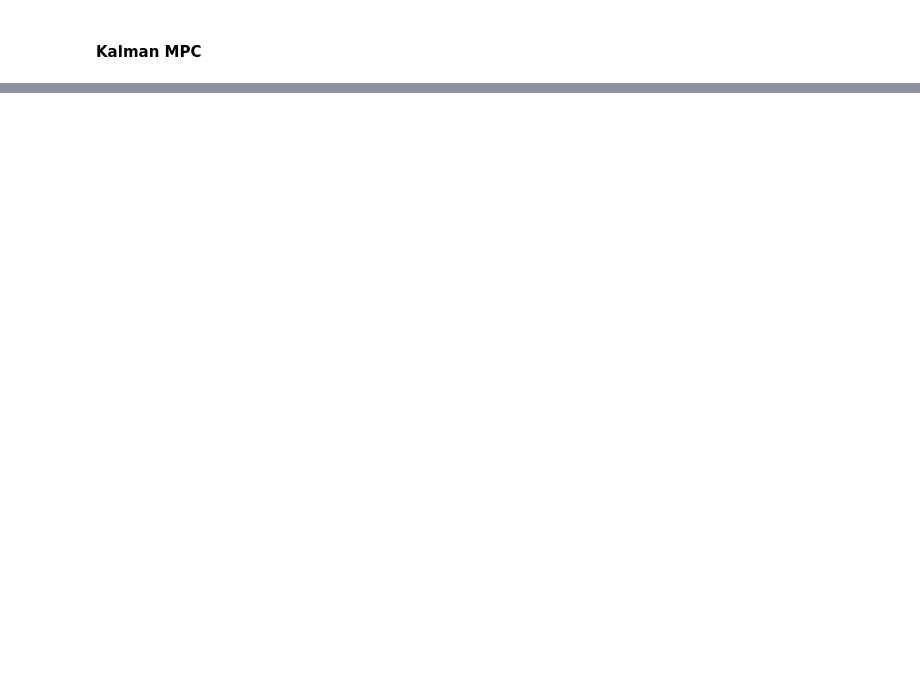
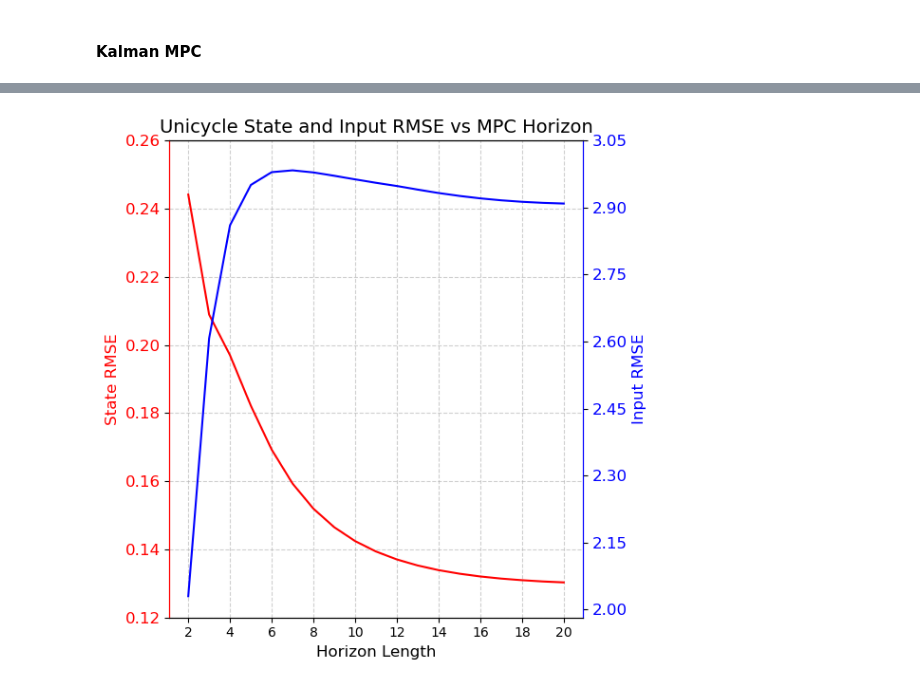
Before and after one commit to marcotallone/mpc-tracking, a Jupyter notebook: results/plots.ipynb, the cells around one changed output, grey strips where cells are left out. Drawn from its saved outputs; the diff is of its cells as text; code cells hidden in the pictures; blank space fills up the shorter version.

Commit message:
Updated results

```diff
--- a/results/plots.ipynb
+++ b/results/plots.ipynb
@@ -161,0 +163,64 @@ Input RMSE: 0.5692 +/- 0.0709
+# %%
+FILE_HORIZON = 'horizon_results.csv'
+df_horizon = pd.read_csv(FILE_HORIZON)
+
+df_horizon_unicycle = df_horizon[df_horizon['model'] == 'unicycle'].copy()
+df_horizon_helicopter = df_horizon[df_horizon['model'] == 'helicopter'].copy()
+
+# Compute rmse
+df_horizon_unicycle['state_rmse'] = np.sqrt(df_horizon_unicycle['state_mse'])
+df_horizon_unicycle['input_rmse'] = np.sqrt(df_horizon_unicycle['input_mse'])
+df_horizon_helicopter['state_rmse'] = np.sqrt(df_horizon_helicopter['state_mse'])
+df_horizon_helicopter['input_rmse'] = np.sqrt(df_horizon_helicopter['input_mse'])
+# %%
+state_color = "red"
+input_color = "blue"
+
+fig, ax1 = plt.subplots(figsize=(6, 6))
+
+# Set background color to transparent
+# fig.patch.set_alpha(0)  # Set the figure background to transparent
+# ax1.set_facecolor((1, 1, 1, 0))  # Set axes background to transparent
+
+# Set labels with white color
+ax1.set_xlabel("Horizon Length", fontsize=12)
+ax1.set_ylabel("State RMSE", color=state_color, fontsize=12)
+ax1.plot(df_horizon_unicycle['horizon'], df_horizon_unicycle['state_rmse'], color=state_color)
+ax1.tick_params(axis="y", labelcolor=state_color, labelsize=12)
+ax1.set_yticks(np.arange(0.12, 0.26, 0.02))
+ax1.grid(True, linestyle="--", alpha=0.6)
+
+ax2 = ax1.twinx()
+ax2.set_ylabel("Input RMSE", color=input_color, fontsize=12)
+ax2.plot(df_horizon_unicycle['horizon'], df_horizon_unicycle['input_rmse'], color=input_color)
+ax2.tick_params(axis="y", labelcolor=input_color, labelsize=12)
+ax2.set_yticks(np.arange(2.0, 3.1, 0.15))
+
+# Change ticks and spine colors
+ax1.tick_params(axis='x')
+# ax1.spines['top'].set_color('white')
+# ax1.spines['bottom'].set_color('white')
+ax1.spines['left'].set_color(state_color)
+ax1.spines['right'].set_color(input_color)
+
+ax2.tick_params(axis='x')
+# ax2.spines['top'].set_color('white')
+# ax2.spines['bottom'].set_color('white')
+ax2.spines['left'].set_color(state_color)
+ax2.spines['right'].set_color(input_color)
+
+# Change x ticks to integers
+plt.xticks(np.arange(2, 21, 2))
+
+# Set title color to white
+plt.title("Unicycle State and Input RMSE vs MPC Horizon", fontsize=14)
+
+# Adjust layout
+fig.tight_layout()
+
+
+# fig.savefig(os.path.join("../report/images/", "unicycle-horizon.pdf"), bbox_inches='tight')
+
+plt.show()
+# %% [output]
+[figure, added]
```
Also changed, not shown: parts of 4 cells of this notebook, 5 other files.
